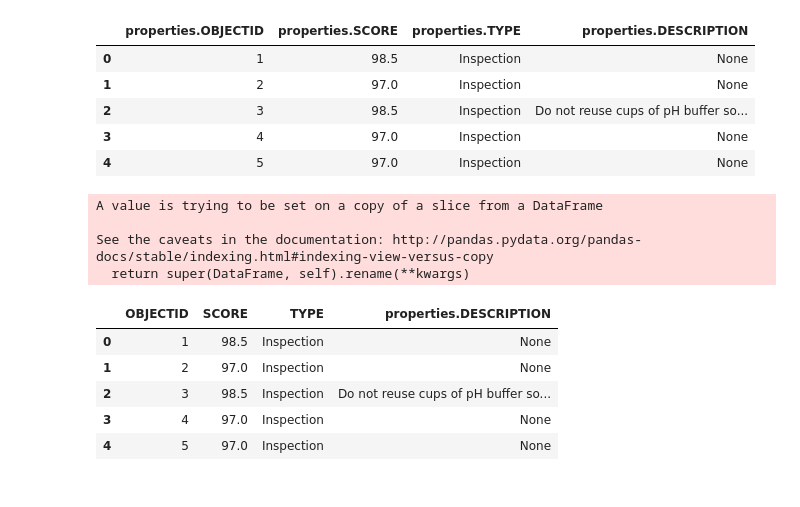
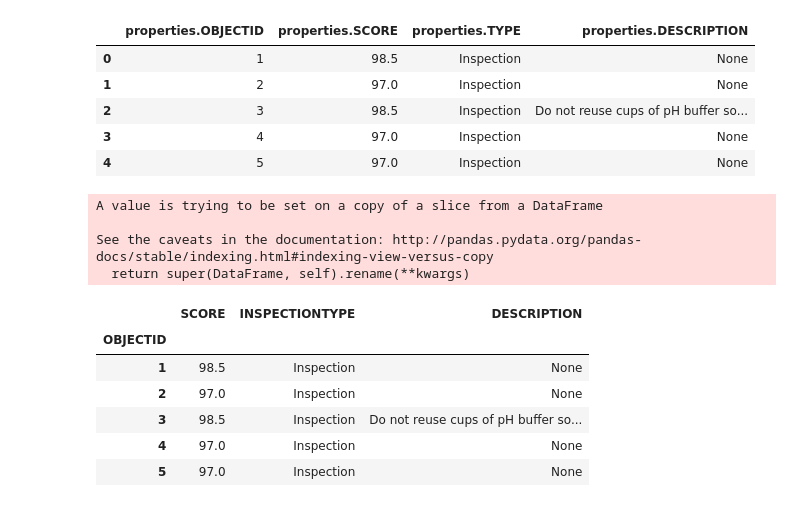
Before and after one commit to licia858/ETLProject, a Jupyter notebook: ETL Project.ipynb, the cells around one changed output. Drawn from its saved outputs; the diff is of its cells as text; code cells hidden in the pictures.

```diff
--- a/ETL Project.ipynb
+++ b/ETL Project.ipynb
@@ -101,19 +96,21 @@ inspection_df.head()
 # %%
 #changed column name
 inspection_df.rename(columns={'properties.OBJECTID':'OBJECTID',
                           'properties.SCORE':'SCORE',
-                             'properties.TYPE':'TYPE',
-                             'properties.DESCRIPTON':'DESCRIPTION'},
+                             'properties.TYPE':'INSPECTIONTYPE',
+                             'properties.DESCRIPTION':'DESCRIPTION'},
                  inplace=True)
+inspection_df=inspection_df.set_index('OBJECTID')
 inspection_df.head()
 # %% [output]
 A value is trying to be set on a copy of a slice from a DataFrame
 
 See the caveats in the documentation: http://pandas.pydata.org/pandas-docs/stable/indexing.html#indexing-view-versus-copy
   return super(DataFrame, self).rename(**kwargs)
-|  | OBJECTID | SCORE | TYPE | properties.DESCRIPTION |
-| 0 | 1 | 98.5 | Inspection | None |
-| 1 | 2 | 97.0 | Inspection | None |
-| 2 | 3 | 98.5 | Inspection | Do not reuse cups of pH buffer so... |
-| 3 | 4 | 97.0 | Inspection | None |
-| 4 | 5 | 97.0 | Inspection | None |
+|  | SCORE | INSPECTIONTYPE | DESCRIPTION |
+| OBJECTID |  |  |  |
+| 1 | 98.5 | Inspection | None |
+| 2 | 97.0 | Inspection | None |
+| 3 | 98.5 | Inspection | Do not reuse cups of pH buffer so... |
+| 4 | 97.0 | Inspection | None |
+| 5 | 97.0 | Inspection | None |
```
Also changed, not shown: parts of 3 cells of this notebook.
